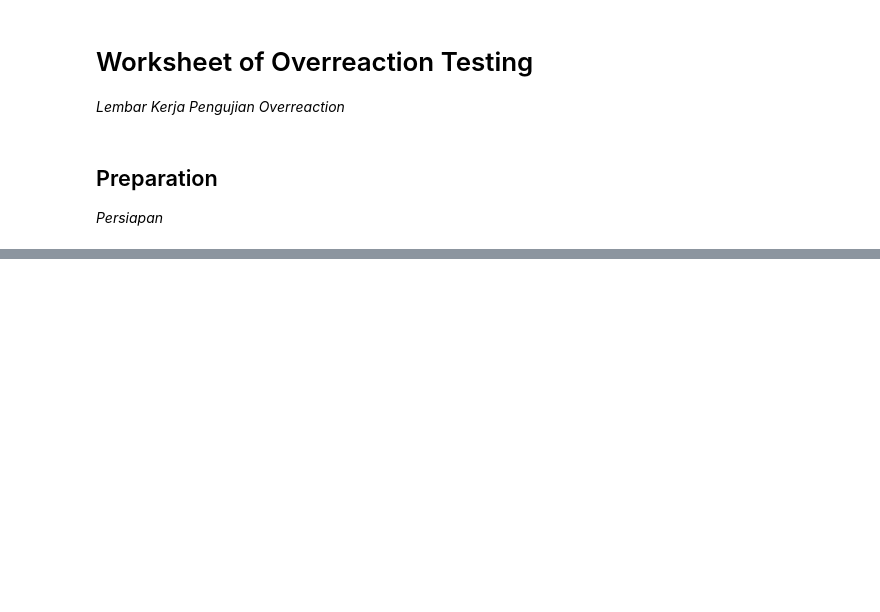
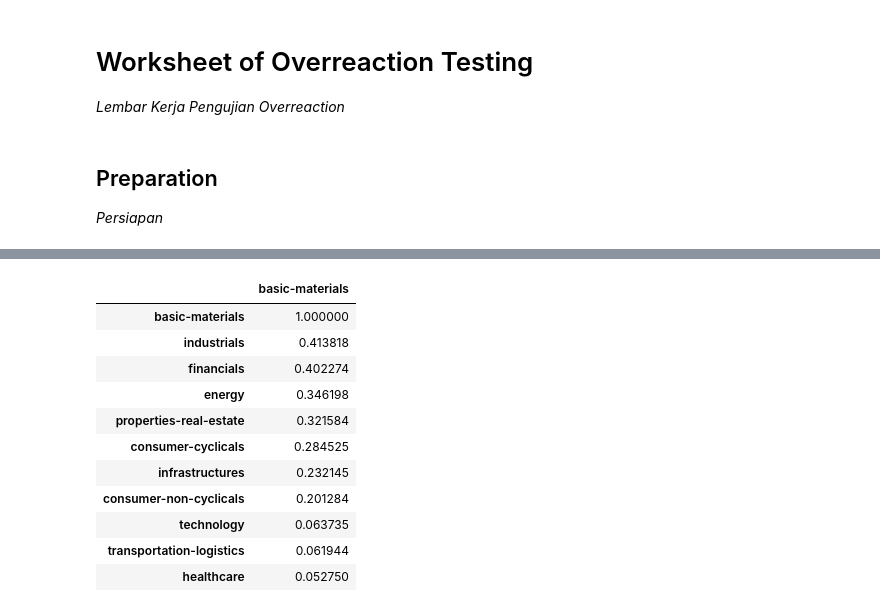
Before and after one commit to adityamahesa/id-nickel-regulation-event-stock-analysis, a Jupyter notebook: thesis.ipynb, the cells around one changed output, grey strips where cells are left out. Drawn from its saved outputs; the diff is of its cells as text; code cells hidden in the pictures; blank space fills up the shorter version.

```diff
--- a/thesis.ipynb
+++ b/thesis.ipynb
@@ -62,0 +95,19 @@ len(selected_tickers)
+# %%
+desired_sector = 'basic-materials'
+correlation_for_desired_sector = correlations[desired_sector].to_frame()
+first_column_name = correlation_for_desired_sector.columns[0]
+correlation_for_desired_sector = correlation_for_desired_sector.sort_values(first_column_name, ascending=False)
+correlation_for_desired_sector
+# %% [output]
+|  | basic-materials |
+| basic-materials | 1.000000 |
+| industrials | 0.413818 |
+| financials | 0.402274 |
+| energy | 0.346198 |
+| properties-real-estate | 0.321584 |
+| consumer-cyclicals | 0.284525 |
+| infrastructures | 0.232145 |
+| consumer-non-cyclicals | 0.201284 |
+| technology | 0.063735 |
+| transportation-logistics | 0.061944 |
+| healthcare | 0.052750 |
```
Also changed, not shown: parts of 7 cells of this notebook, 1 other file.
